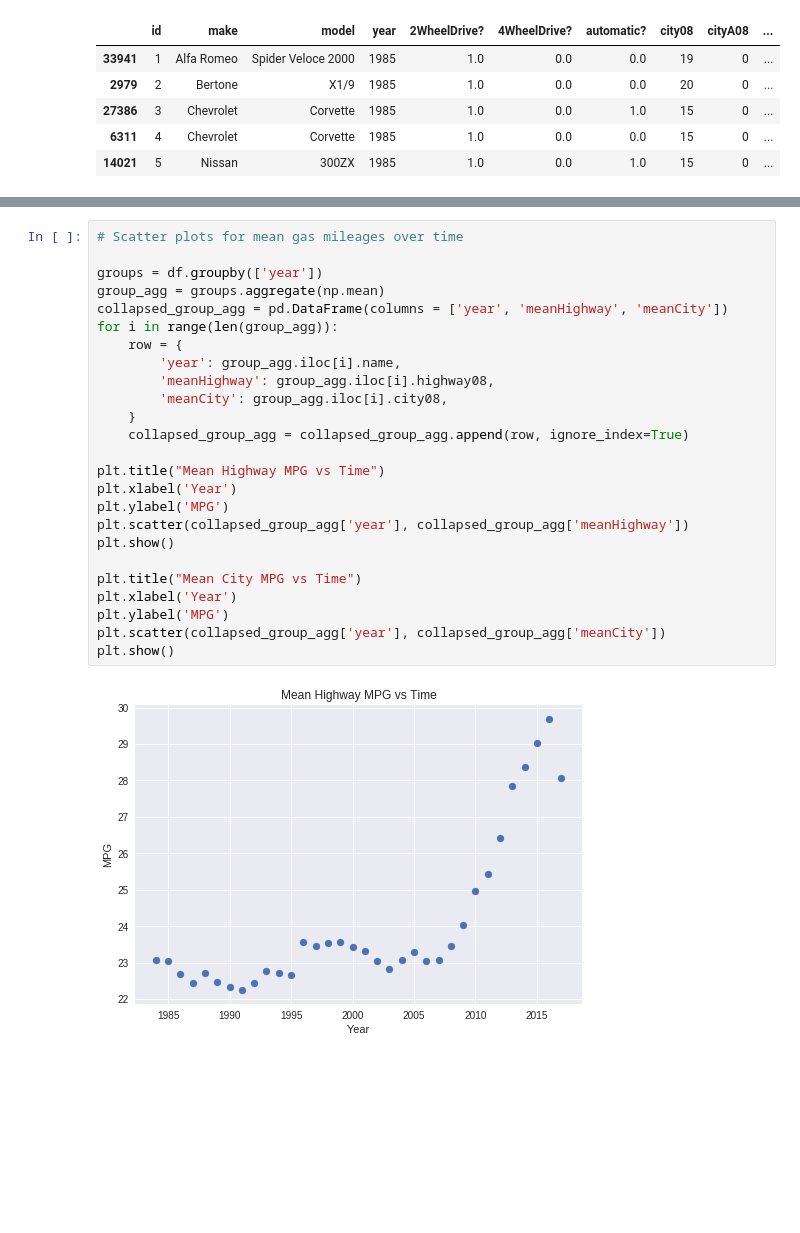
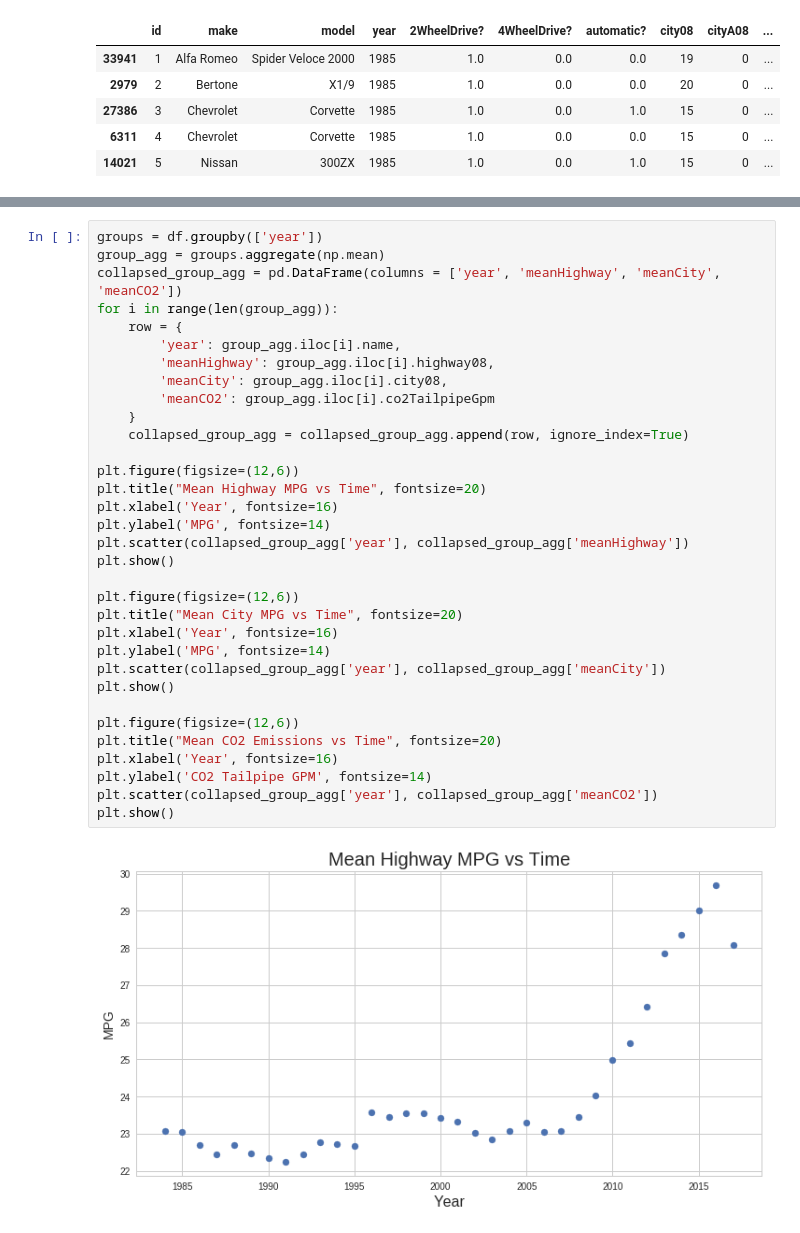
Before and after one commit to jnfoote76/fuel-economy-analysis, a Jupyter notebook: nathan_work.ipynb, the cells around one changed output, grey strips where cells are left out. Saved outputs shown, nothing was run; the diff lists cells and outputs as text; blank space fills up the shorter version.

Commit message:
Switched over to seaborn for violin plots, reformatted all the graphs, and added co2 emissions plots in addition to gas mileage plots

```diff
--- a/nathan_work.ipynb
+++ b/nathan_work.ipynb
@@ -182,27 +193,35 @@ print(ggplot(aes(x='year', y='highway08'), data=df) +\
 # %%
-# Scatter plots for mean gas mileages over time
-
 groups = df.groupby(['year'])
 group_agg = groups.aggregate(np.mean)
-collapsed_group_agg = pd.DataFrame(columns = ['year', 'meanHighway', 'meanCity'])
+collapsed_group_agg = pd.DataFrame(columns = ['year', 'meanHighway', 'meanCity', 'meanCO2'])
 for i in range(len(group_agg)):
     row = {
         'year': group_agg.iloc[i].name,
         'meanHighway': group_agg.iloc[i].highway08,
         'meanCity': group_agg.iloc[i].city08,
+        'meanCO2': group_agg.iloc[i].co2TailpipeGpm
     }
     collapsed_group_agg = collapsed_group_agg.append(row, ignore_index=True)
 
-plt.title("Mean Highway MPG vs Time")
-plt.xlabel('Year')
-plt.ylabel('MPG')
+plt.figure(figsize=(12,6))
+plt.title("Mean Highway MPG vs Time", fontsize=20)
+plt.xlabel('Year', fontsize=16)
+plt.ylabel('MPG', fontsize=14)
 plt.scatter(collapsed_group_agg['year'], collapsed_group_agg['meanHighway'])
 plt.show()
 
-plt.title("Mean City MPG vs Time")
-plt.xlabel('Year')
-plt.ylabel('MPG')
+plt.figure(figsize=(12,6))
+plt.title("Mean City MPG vs Time", fontsize=20)
+plt.xlabel('Year', fontsize=16)
+plt.ylabel('MPG', fontsize=14)
 plt.scatter(collapsed_group_agg['year'], collapsed_group_agg['meanCity'])
 plt.show()
+
+plt.figure(figsize=(12,6))
+plt.title("Mean CO2 Emissions vs Time", fontsize=20)
+plt.xlabel('Year', fontsize=16)
+plt.ylabel('CO2 Tailpipe GPM', fontsize=14)
+plt.scatter(collapsed_group_agg['year'], collapsed_group_agg['meanCO2'])
+plt.show()
 # %% [output]
-[figure, old version]
+[figure, new version]
```
Also changed, not shown: parts of 13 cells of this notebook.
